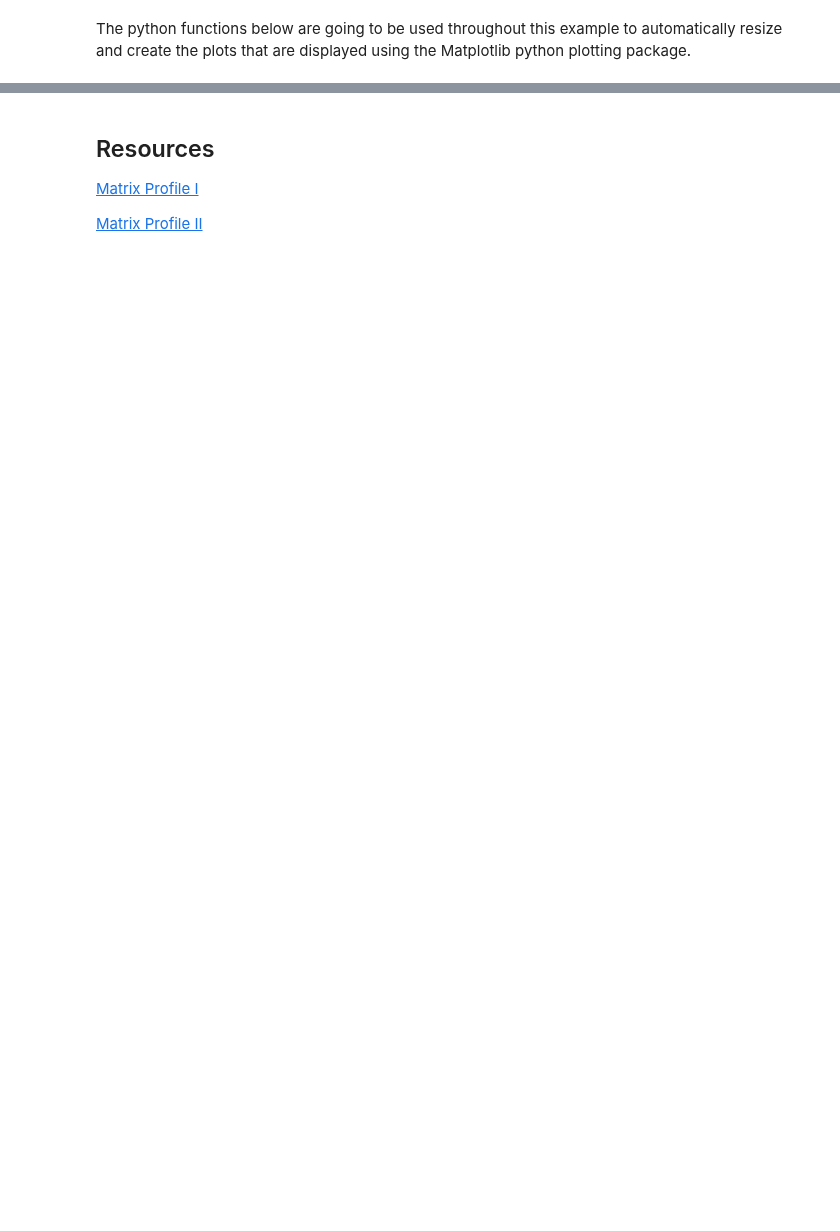
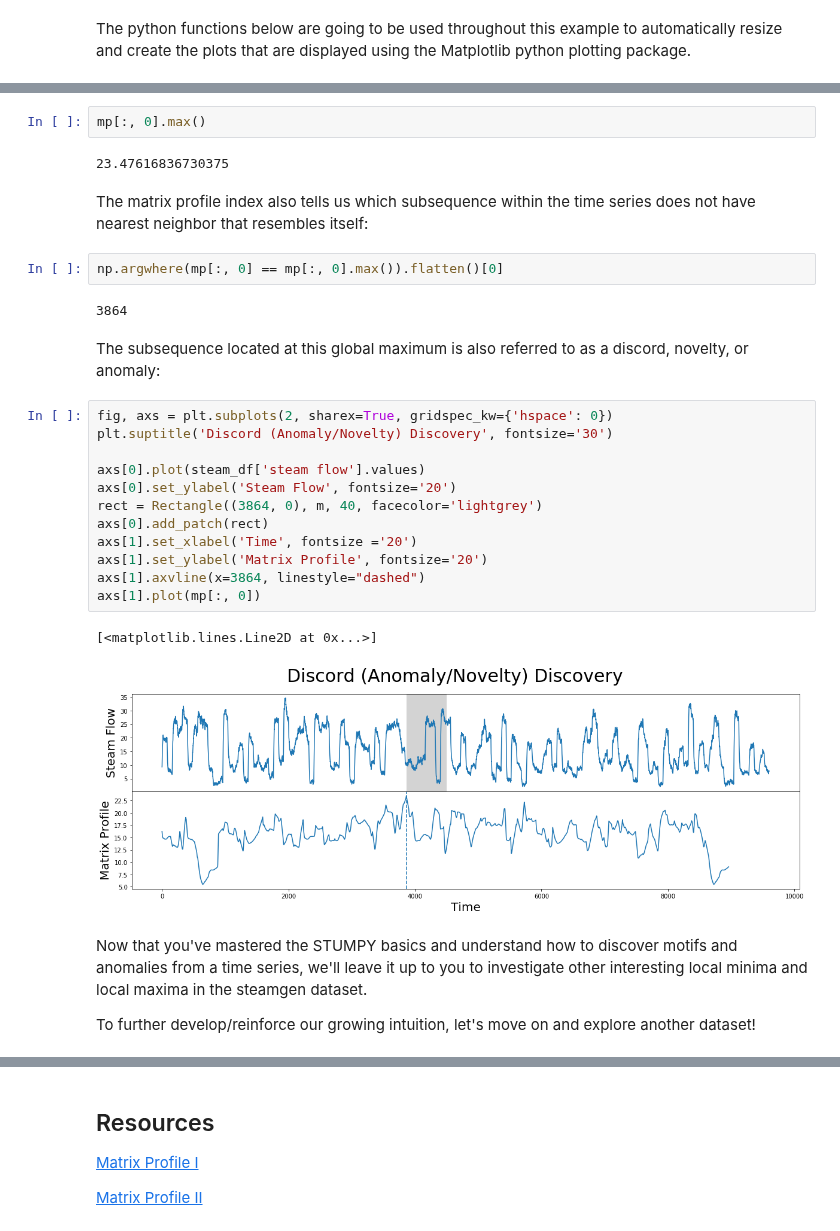
Before and after one commit to bcExpt-1123/Stumpy-python, a Jupyter notebook: docs/Tutorial_STUMPY_Basics.ipynb, the cells around one changed output, grey strips where cells are left out. Drawn from its saved outputs; the diff is of its cells as text; blank space fills up the shorter version.

```diff
--- a/docs/Tutorial_STUMPY_Basics.ipynb
+++ b/docs/Tutorial_STUMPY_Basics.ipynb
@@ -253,0 +149,31 @@ And that's it! You have now loaded in a dataset, ran it through STUMP using our
+# %%
+mp[:, 0].max()
+# %% [output]
+23.47616836730375
+# %% [markdown]
+The matrix profile index also tells us which subsequence within the time series does not have nearest neighbor that resembles itself:
+# %%
+np.argwhere(mp[:, 0] == mp[:, 0].max()).flatten()[0]
+# %% [output]
+3864
+# %% [markdown]
+The subsequence located at this global maximum is also referred to as a discord, novelty, or anomaly:
+# %%
+fig, axs = plt.subplots(2, sharex=True, gridspec_kw={'hspace': 0})
+plt.suptitle('Discord (Anomaly/Novelty) Discovery', fontsize='30')
+
+axs[0].plot(steam_df['steam flow'].values)
+axs[0].set_ylabel('Steam Flow', fontsize='20')
+rect = Rectangle((3864, 0), m, 40, facecolor='lightgrey')
+axs[0].add_patch(rect)
+axs[1].set_xlabel('Time', fontsize ='20')
+axs[1].set_ylabel('Matrix Profile', fontsize='20')
+axs[1].axvline(x=3864, linestyle="dashed")
+axs[1].plot(mp[:, 0])
+# %% [output]
+[<matplotlib.lines.Line2D at 0x...>]
+[figure, added]
+# %% [markdown]
+Now that you've mastered the STUMPY basics and understand how to discover motifs and anomalies from a time series, we'll leave it up to you to investigate other interesting local minima and local maxima in the steamgen dataset.
+
+To further develop/reinforce our growing intuition, let's move on and explore another dataset!
```
Also changed, not shown: parts of 59 cells of this notebook.
